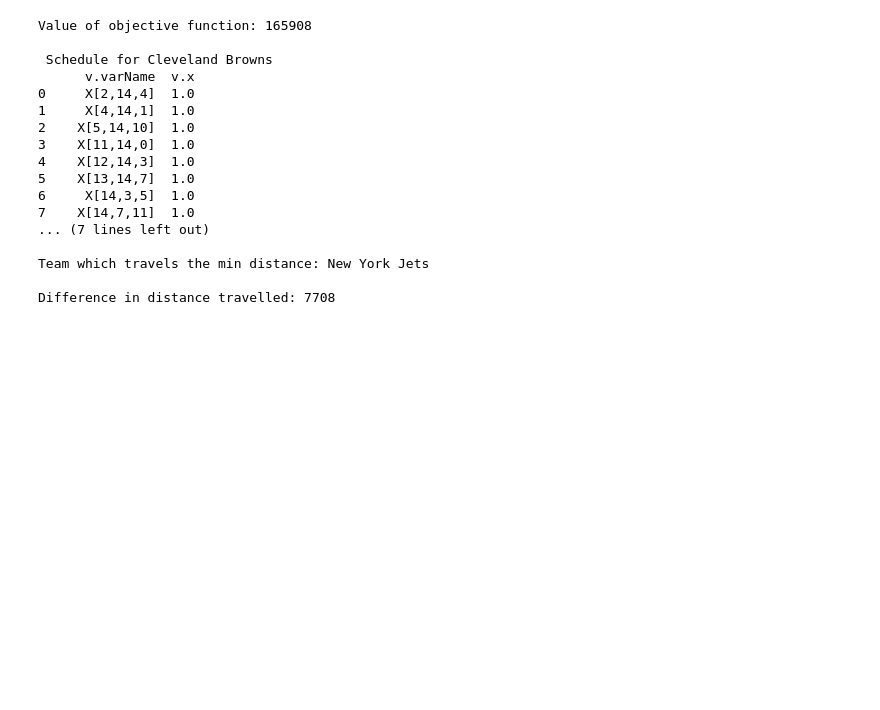
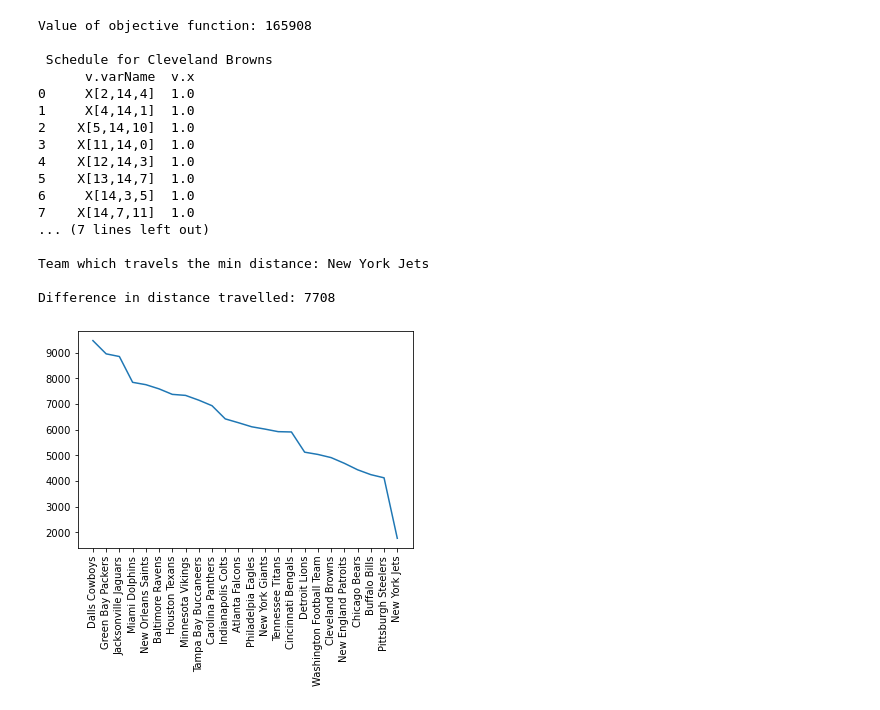
Before and after one commit to avecsally/Optimization-409s, a Jupyter notebook: alicia/nfl.3.2.ipynb, the cells around one changed output. Drawn from its saved outputs; the diff is of its cells as text; code cells hidden in the pictures; blank space fills up the shorter version.

```diff
--- a/alicia/nfl.3.2.ipynb
+++ b/alicia/nfl.3.2.ipynb
@@ -191,3 +191,15 @@ Value of objective function: 165908
 Team which travels the min distance: New York Jets
 
 Difference in distance travelled: 7708
+# %%
+import matplotlib.pylab as plt
+
+lists = sorted(distance_eachteam.items(), key=lambda x: x[1], reverse = True)
+
+x, y = zip(*lists)
+plt.xticks(rotation=90)
+
+plt.plot(x, y)
+plt.show()
+# %% [output]
+[figure, added]
```
